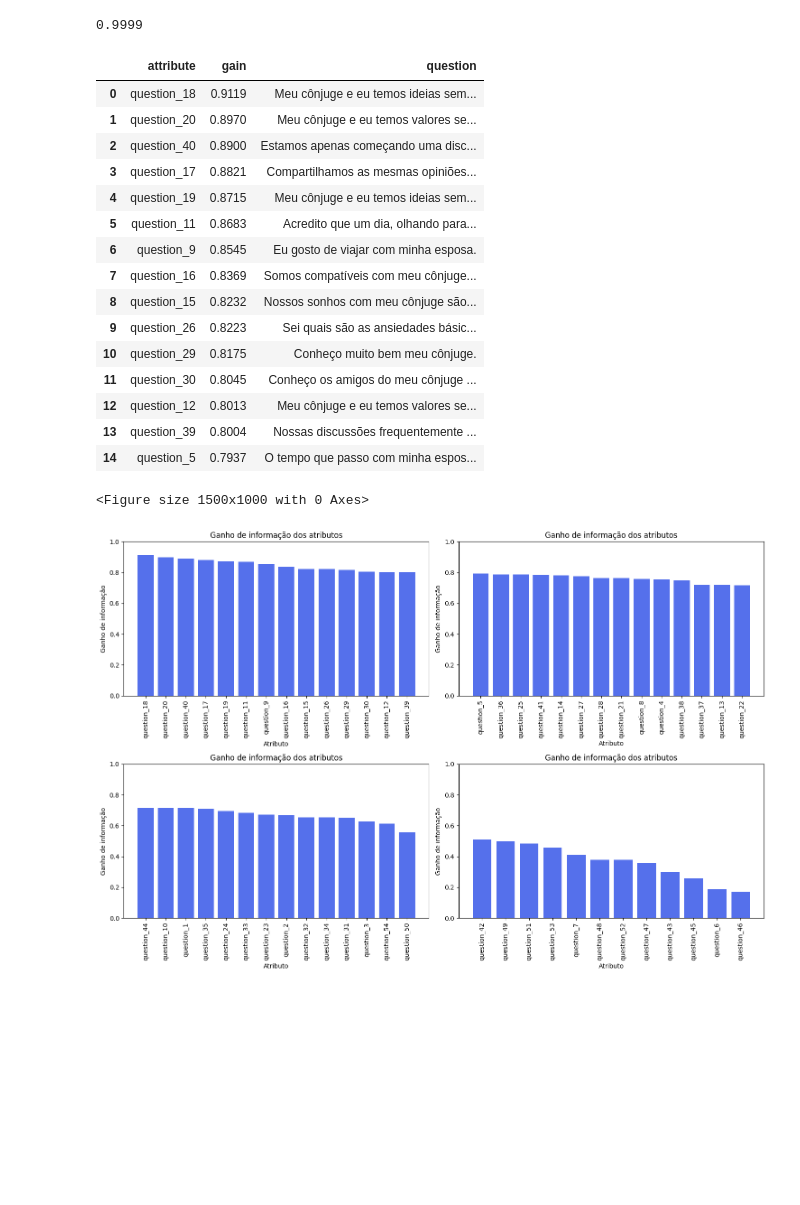
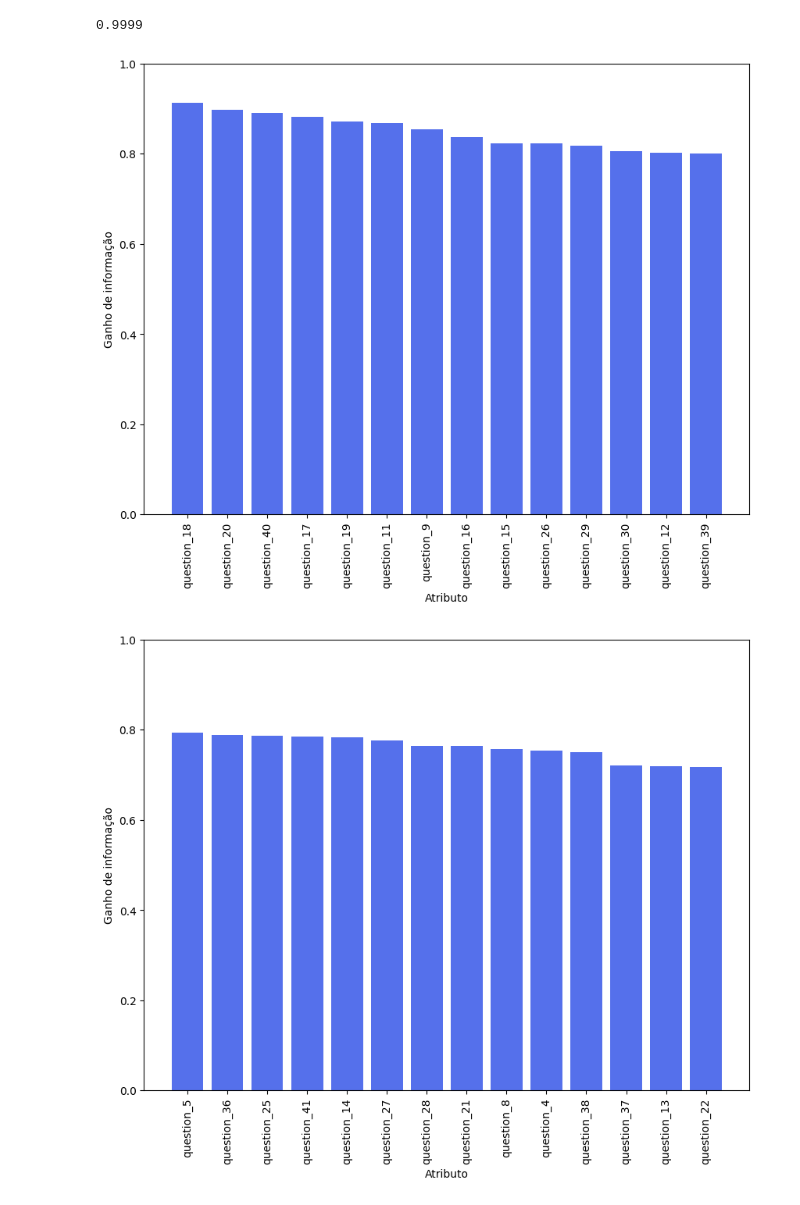
Before and after one commit to o-rovida/Trabalho-Final-Minera--o-de-Dados, a Jupyter notebook: data_mining.ipynb, the cells around one changed output. Saved outputs shown, nothing was run; the diff lists cells and outputs as text; code cells hidden in the pictures; blank space fills up the shorter version.

Commit message:
graficos e tabela de ganho de informação

```diff
--- a/data_mining.ipynb
+++ b/data_mining.ipynb
@@ -151,54 +152,28 @@ gain_list = []
 for attribute in attributes_name_list:
     gain_list.append(calculate_information_gain(divorce_dataset,meta_attribute,attribute))
 
-gain_df = pd.dataset({'attribute': attributes_name_list, 'gain': gain_list})
+gain_df = pd.DataFrame({'attribute': attributes_name_list, 'gain': gain_list})
 gain_df.sort_values(by='gain', ascending=False, inplace=True, ignore_index=True)
 gain_df['question'] = [question_dict[x] for x in gain_df['attribute']]
 
-#top 15 atributos com maior ganho de informação
-gain_df.head(15)
+gain_df[['attribute','question', 'gain']].to_csv('gain.csv', index=False, sep=';', decimal=',')
-# %% [output]
-|  | attribute | gain | question |
-| 0 | question_18 | 0.9119 | Meu cônjuge e eu temos ideias sem... |
-| 1 | question_20 | 0.8970 | Meu cônjuge e eu temos valores se... |
-| 2 | question_40 | 0.8900 | Estamos apenas começando uma disc... |
-| 3 | question_17 | 0.8821 | Compartilhamos as mesmas opiniões... |
-| 4 | question_19 | 0.8715 | Meu cônjuge e eu temos ideias sem... |
-| 5 | question_11 | 0.8683 | Acredito que um dia, olhando para... |
-| 6 | question_9 | 0.8545 | Eu gosto de viajar com minha esposa. |
-| 7 | question_16 | 0.8369 | Somos compatíveis com meu cônjuge... |
-| 8 | question_15 | 0.8232 | Nossos sonhos com meu cônjuge são... |
-| 9 | question_26 | 0.8223 | Sei quais são as ansiedades básic... |
-| 10 | question_29 | 0.8175 | Conheço muito bem meu cônjuge. |
-| 11 | question_30 | 0.8045 | Conheço os amigos do meu cônjuge ... |
-| 12 | question_12 | 0.8013 | Meu cônjuge e eu temos valores se... |
-| 13 | question_39 | 0.8004 | Nossas discussões frequentemente ... |
-| 14 | question_5 | 0.7937 | O tempo que passo com minha espos... |
 # %%
-# gráfico de barras com o ganho de informação de cada atributo
-
-rows = 2
-col = 2
-
-fig, axes = plt.subplots(rows, col, figsize=(15, 10))
+n = 4 #divide o gráfico em n partes
 
 init = 0
-step = math.ceil(len(gain_df) // (rows * col)) + 1
+step = ceil(len(gain_df) / n)
 
-for i, ax in enumerate(axes.flat):
+for i in range(n):
     start = i * step
     end = min(start + step, len(gain_df))
 
-    ax.bar(gain_df['attribute'][start:end], gain_df['gain'][start:end], color='#5570EB')
-    ax.set_xticks(range(len(gain_df['attribute'][start:end])))
-    ax.set_xticklabels(gain_df['attribute'][start:end], rotation=90)
-    ax.set_xlabel('Atributo')
-    ax.set_ylabel('Ganho de informação')
-    ax.set_ylim(0, 1)
-    ax.set_title('Ganho de informação dos atributos')
-
-plt.tight_layout()
-plt.show()
+    plt.figure(figsize=(10, 7.5))
+    plt.bar(gain_df['attribute'][start:end], gain_df['gain'][start:end], color='#5570EB')
+    plt.xticks(rotation=90)
+    plt.xlabel('Atributo')
+    plt.ylabel('Ganho de informação')
+    plt.ylim(0, 1)
+    plt.show()
 # %% [output]
-<Figure size 1500x1000 with 0 Axes>
-[figure, old version]
+[figure, new version]
+[figure, added]
```
Also changed, not shown: parts of 3 cells of this notebook, 2 other files.
